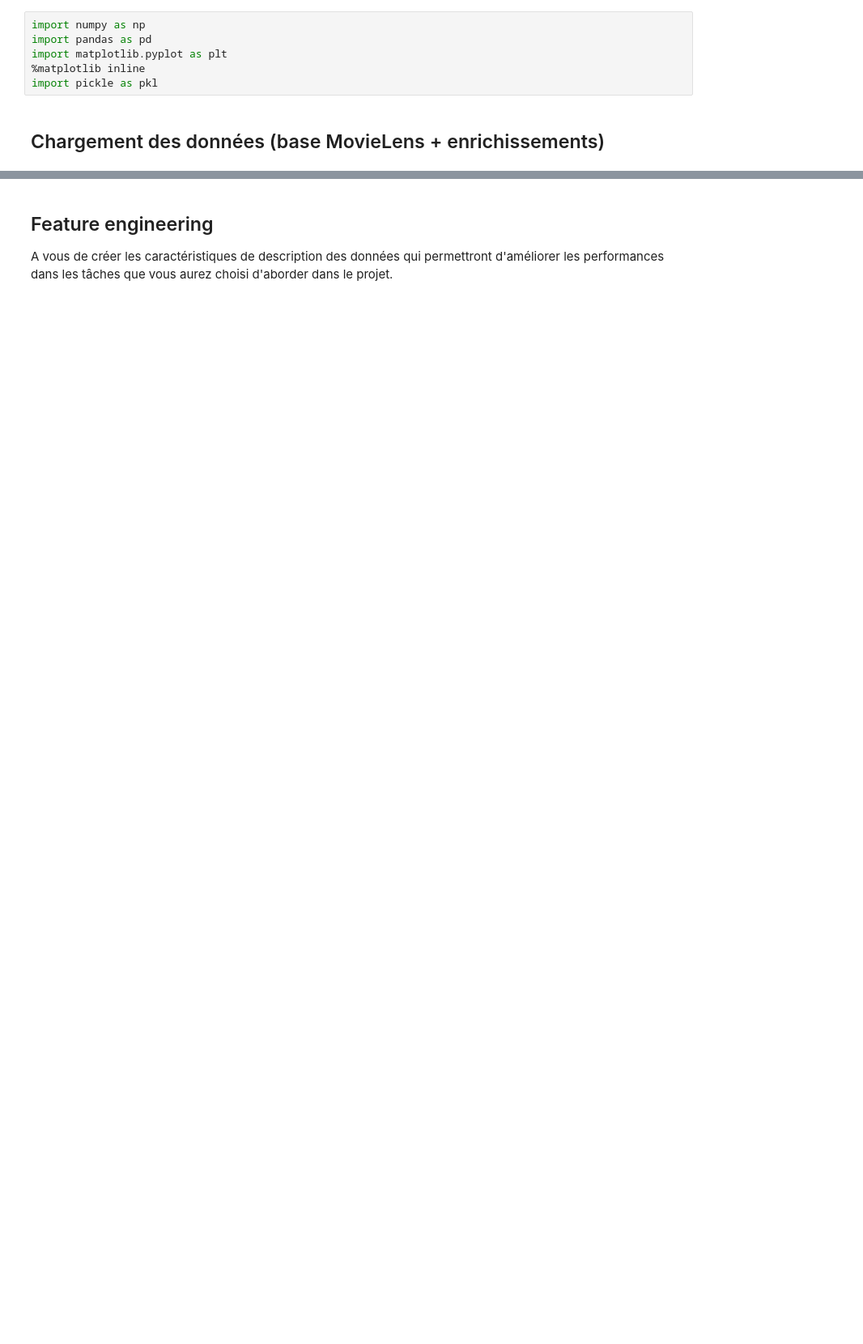
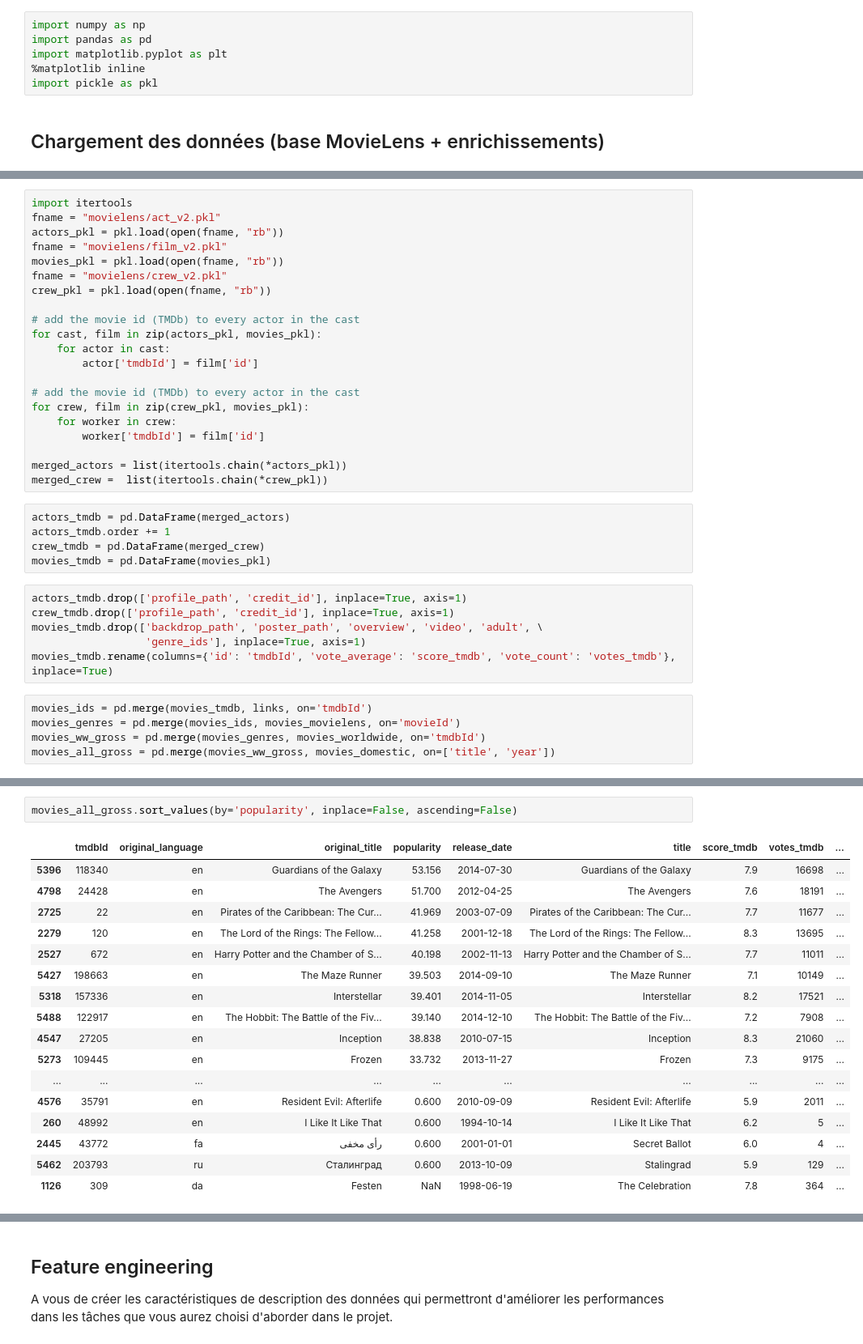
Before and after one commit to hanouticelina/data-mining-movielens, a Jupyter notebook: assignment.ipynb, the cells around one changed output, grey strips where cells are left out. Shown: that part at 81% size. Cells and saved outputs as stored; diff of their text form; blank space fills up the shorter version.

```diff
--- a/assignment.ipynb
+++ b/assignment.ipynb
@@ -55,0 +127,37 @@ acteurs = pkl.load(open(fname, "rb"))
+# %%
+import itertools
+fname = "movielens/act_v2.pkl"
+actors_pkl = pkl.load(open(fname, "rb"))
+fname = "movielens/film_v2.pkl"
+movies_pkl = pkl.load(open(fname, "rb"))
+fname = "movielens/crew_v2.pkl"
+crew_pkl = pkl.load(open(fname, "rb"))
+
+# add the movie id (TMDb) to every actor in the cast
+for cast, film in zip(actors_pkl, movies_pkl):
+    for actor in cast:
+        actor['tmdbId'] = film['id']
+
+# add the movie id (TMDb) to every actor in the cast
+for crew, film in zip(crew_pkl, movies_pkl):
+    for worker in crew:
+        worker['tmdbId'] = film['id']
+
+merged_actors = list(itertools.chain(*actors_pkl))
+merged_crew =  list(itertools.chain(*crew_pkl))
+# %%
+actors_tmdb = pd.DataFrame(merged_actors)
+actors_tmdb.order += 1
+crew_tmdb = pd.DataFrame(merged_crew)
+movies_tmdb = pd.DataFrame(movies_pkl)
+# %%
+actors_tmdb.drop(['profile_path', 'credit_id'], inplace=True, axis=1)
+crew_tmdb.drop(['profile_path', 'credit_id'], inplace=True, axis=1)
+movies_tmdb.drop(['backdrop_path', 'poster_path', 'overview', 'video', 'adult', \
+                  'genre_ids'], inplace=True, axis=1)
+movies_tmdb.rename(columns={'id': 'tmdbId', 'vote_average': 'score_tmdb', 'vote_count': 'votes_tmdb'}, inplace=True)
+# %%
+movies_ids = pd.merge(movies_tmdb, links, on='tmdbId')
+movies_genres = pd.merge(movies_ids, movies_movielens, on='movieId')
+movies_ww_gross = pd.merge(movies_genres, movies_worldwide, on='tmdbId')
+movies_all_gross = pd.merge(movies_ww_gross, movies_domestic, on=['title', 'year'])
@@ -55,0 +195,20 @@ acteurs = pkl.load(open(fname, "rb"))
+# %%
+movies_all_gross.sort_values(by='popularity', inplace=False, ascending=False)
+# %% [output]
+|  | tmdbId | original_language | original_title | popularity | release_date | title | score_tmdb | votes_tmdb | ... |
+| 5396 | 118340 | en | Guardians of the Galaxy | 53.156 | 2014-07-30 | Guardians of the Galaxy | 7.9 | 16698 | ... |
+| 4798 | 24428 | en | The Avengers | 51.700 | 2012-04-25 | The Avengers | 7.6 | 18191 | ... |
+| 2725 | 22 | en | Pirates of the Caribbean: The Cur... | 41.969 | 2003-07-09 | Pirates of the Caribbean: The Cur... | 7.7 | 11677 | ... |
+| 2279 | 120 | en | The Lord of the Rings: The Fellow... | 41.258 | 2001-12-18 | The Lord of the Rings: The Fellow... | 8.3 | 13695 | ... |
+| 2527 | 672 | en | Harry Potter and the Chamber of S... | 40.198 | 2002-11-13 | Harry Potter and the Chamber of S... | 7.7 | 11011 | ... |
+| 5427 | 198663 | en | The Maze Runner | 39.503 | 2014-09-10 | The Maze Runner | 7.1 | 10149 | ... |
+| 5318 | 157336 | en | Interstellar | 39.401 | 2014-11-05 | Interstellar | 8.2 | 17521 | ... |
+| 5488 | 122917 | en | The Hobbit: The Battle of the Fiv... | 39.140 | 2014-12-10 | The Hobbit: The Battle of the Fiv... | 7.2 | 7908 | ... |
+| 4547 | 27205 | en | Inception | 38.838 | 2010-07-15 | Inception | 8.3 | 21060 | ... |
+| 5273 | 109445 | en | Frozen | 33.732 | 2013-11-27 | Frozen | 7.3 | 9175 | ... |
+| ... | ... | ... | ... | ... | ... | ... | ... | ... | ... |
+| 4576 | 35791 | en | Resident Evil: Afterlife | 0.600 | 2010-09-09 | Resident Evil: Afterlife | 5.9 | 2011 | ... |
+| 260 | 48992 | en | I Like It Like That | 0.600 | 1994-10-14 | I Like It Like That | 6.2 | 5 | ... |
+| 2445 | 43772 | fa | رأی مخفی | 0.600 | 2001-01-01 | Secret Ballot | 6.0 | 4 | ... |
+| 5462 | 203793 | ru | Сталинград | 0.600 | 2013-10-09 | Stalingrad | 5.9 | 129 | ... |
+| 1126 | 309 | da | Festen | NaN | 1998-06-19 | The Celebration | 7.8 | 364 | ... |
```
Also changed, not shown: parts of 64 cells of this notebook, 7 other files.
